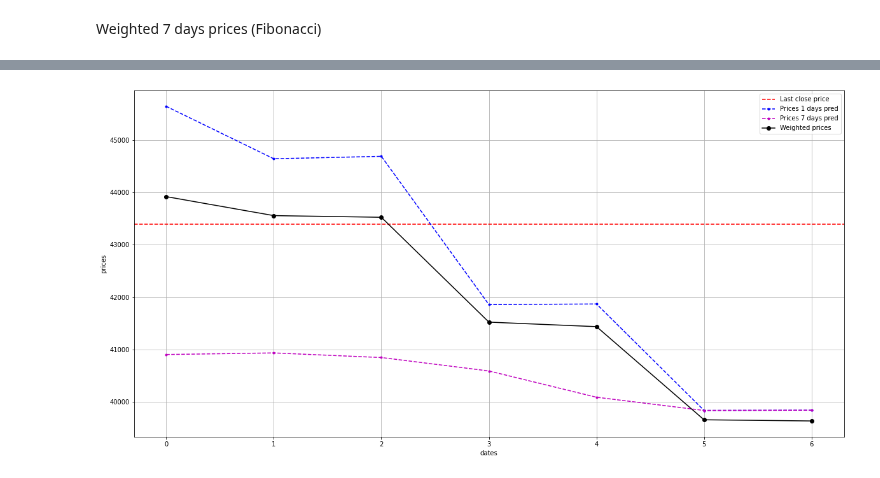
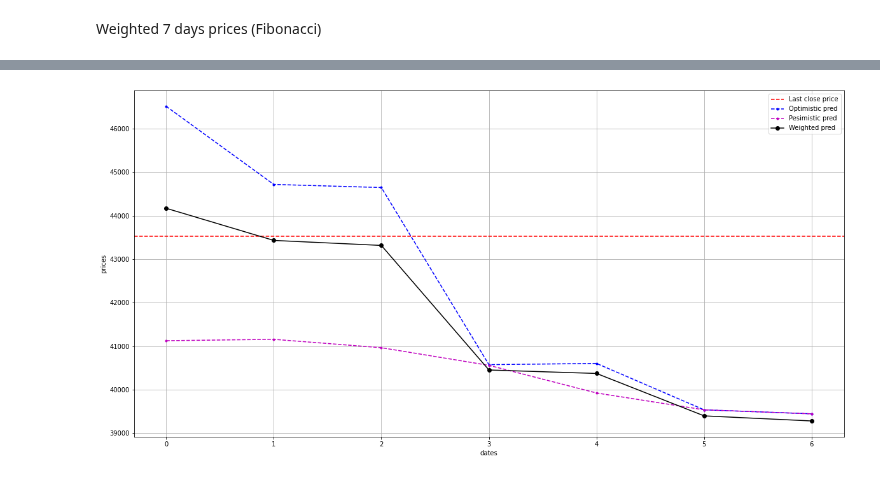
Before and after one commit to aldofranco91/Trading, a Jupyter notebook: Production_Jaime.ipynb, the cells around one changed output, grey strips where cells are left out. Saved outputs shown, nothing was run; the diff lists cells and outputs as text; code cells hidden in the pictures.

```diff
--- a/Production_Jaime.ipynb
+++ b/Production_Jaime.ipynb
@@ -53,7 +53,7 @@ import yfinance as yf
 import datetime as dt
 
 limit = 120
-end = dt.datetime.now() - dt.timedelta(days=0)
+end = dt.datetime.now()
 #end = dt.datetime.now() - dt.timedelta(days=1)
 start = end - dt.timedelta(days=(limit-1))
 
@@ -263,17 +275,17 @@ preds
 # %%
 fig=plt.figure(figsize=(20, 10))
 plt.axhline(y=df.iloc[-1:].Close.values, label = 'Last close price', color = "r", linestyle='--')
-plt.plot(preds.pred_1, '--.', label = 'Prices 1 days pred', color = "b")
+plt.plot(preds.pred_1, '--.', label = 'Optimistic pred', color = "b")
 #plt.plot(preds.pred_3, '--.', label = 'Prices 3 days pred', color = "g")
 #plt.plot(preds.pred_5, '--.', label = 'Prices 5 days pred', color = "brown")
-plt.plot(preds.pred_7, '--.', label = 'Prices 7 days pred', color = "m")
+plt.plot(preds.pred_7, '--.', label = 'Pesimistic pred', color = "m")
 #plt.plot(preds.pred_15, '--.', label = 'Prices 15 days pred', color = "y")
-plt.plot(preds.weighted_pred.values, '-bo', label = 'Weighted prices', color = "k")
+plt.plot(preds.weighted_pred.values, '-bo', label = 'Weighted pred', color = "k")
 plt.xlabel('dates')
 plt.ylabel('prices')
 plt.legend()
 plt.grid(True)
 plt.savefig('imagen.png', dpi = 200)
 plt.show()
 # %% [output]
-[figure, old version]
+[figure, new version]
```
Also changed, not shown: parts of 9 cells of this notebook.
